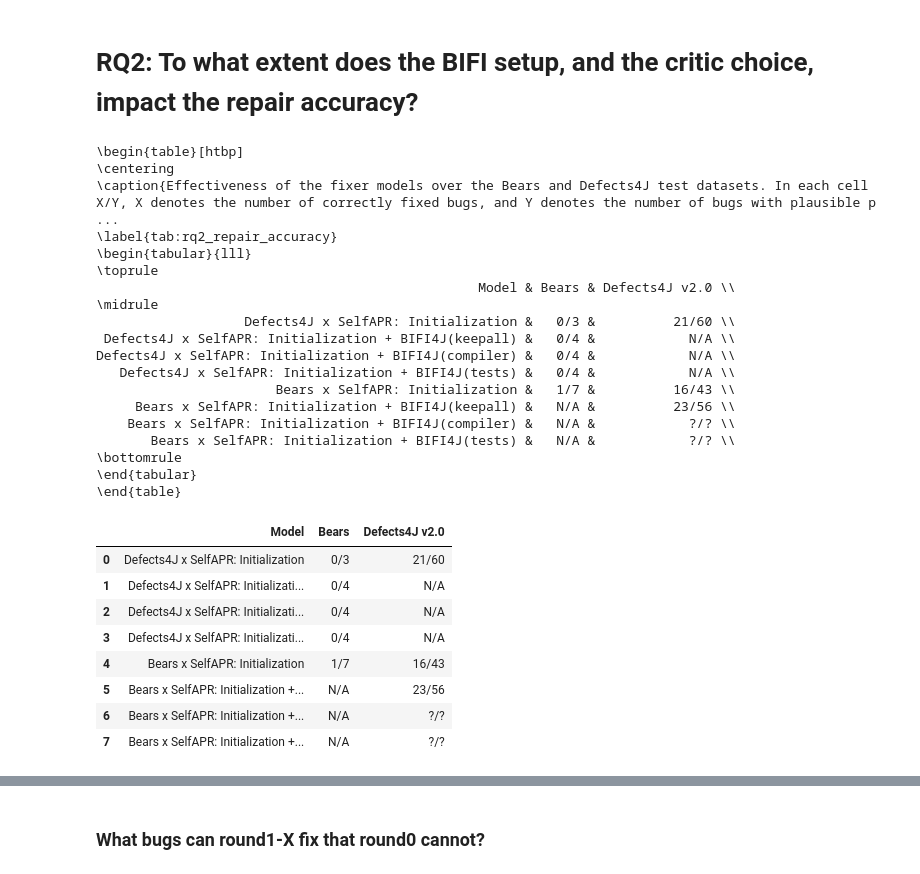
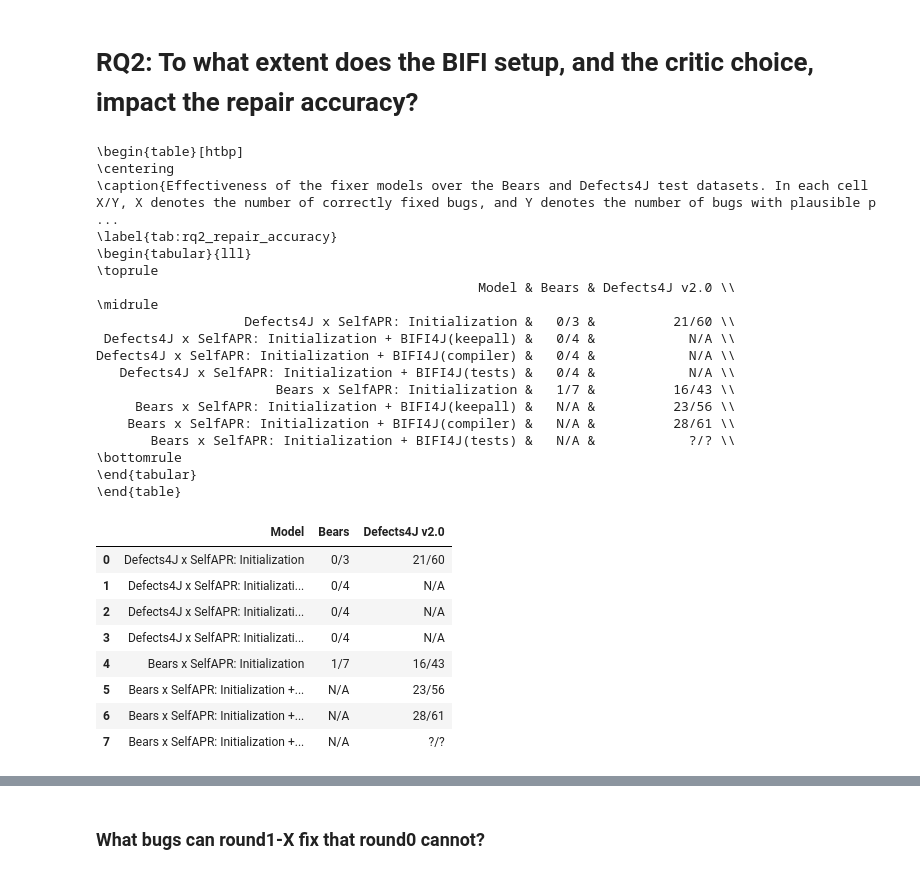
Before and after one commit to andre15silva/mufin, a Jupyter notebook: models_analysis.ipynb, the cells around one changed output, grey strips where cells are left out. Drawn from its saved outputs; the diff is of its cells as text; code cells hidden in the pictures.

```diff
--- a/models_analysis.ipynb
+++ b/models_analysis.ipynb
@@ -451,11 +451,11 @@ for ex in experiments:
         tdc = get_number_test(read_eval_d4j(d4j_path_correct), 100).split("/")[0].strip() if exists(d4j_path_correct) else "?"
 
         if "round0" in ro:
-            entries += [get_rq1table_entry(get_model_label(ex, ro), tbc + "/" + tb, tdc + "/" + td)]
+            entries += [get_rq2table_entry(get_model_label(ex, ro), tbc + "/" + tb, tdc + "/" + td)]
         elif "bears" in ex:
-            entries += [get_rq1table_entry(get_model_label(ex, ro), "N/A", tdc + "/" + td)]
+            entries += [get_rq2table_entry(get_model_label(ex, ro), "N/A", tdc + "/" + td)]
         elif "defects4j" in ex:
-            entries += [get_rq1table_entry(get_model_label(ex, ro), tbc + "/" + tb, "N/A")]
+            entries += [get_rq2table_entry(get_model_label(ex, ro), tbc + "/" + tb, "N/A")]
 
 pd.set_option('display.max_columns', 27)
 pd.set_option('display.max_rows', 16)
@@ -469,35 +469,35 @@ print(table.to_latex(caption="Effectiveness of the fixer models over the Bears a
                   position="htbp")
      )
 
 table
 # %% [output]
 \begin{table}[htbp]
 \centering
 \caption{Effectiveness of the fixer models over the Bears and Defects4J test datasets. In each cell X/Y, X denotes the number of correctly fixed bugs, and Y denotes the number of bugs with plausible p ...
 \label{tab:rq2_repair_accuracy}
 \begin{tabular}{lll}
 \toprule
                                                  Model & Bears & Defects4J v2.0 \\
 \midrule
                    Defects4J x SelfAPR: Initialization &   0/3 &          21/60 \\
  Defects4J x SelfAPR: Initialization + BIFI4J(keepall) &   0/4 &            N/A \\
 Defects4J x SelfAPR: Initialization + BIFI4J(compiler) &   0/4 &            N/A \\
    Defects4J x SelfAPR: Initialization + BIFI4J(tests) &   0/4 &            N/A \\
                        Bears x SelfAPR: Initialization &   1/7 &          16/43 \\
      Bears x SelfAPR: Initialization + BIFI4J(keepall) &   N/A &          23/56 \\
-    Bears x SelfAPR: Initialization + BIFI4J(compiler) &   N/A &            ?/? \\
+    Bears x SelfAPR: Initialization + BIFI4J(compiler) &   N/A &          28/61 \\
        Bears x SelfAPR: Initialization + BIFI4J(tests) &   N/A &            ?/? \\
 \bottomrule
 \end{tabular}
 \end{table}
 |  | Model | Bears | Defects4J v2.0 |
 | 0 | Defects4J x SelfAPR: Initialization | 0/3 | 21/60 |
 | 1 | Defects4J x SelfAPR: Initializati... | 0/4 | N/A |
 | 2 | Defects4J x SelfAPR: Initializati... | 0/4 | N/A |
 | 3 | Defects4J x SelfAPR: Initializati... | 0/4 | N/A |
 | 4 | Bears x SelfAPR: Initialization | 1/7 | 16/43 |
 | 5 | Bears x SelfAPR: Initialization +... | N/A | 23/56 |
-| 6 | Bears x SelfAPR: Initialization +... | N/A | ?/? |
+| 6 | Bears x SelfAPR: Initialization +... | N/A | 28/61 |
 | 7 | Bears x SelfAPR: Initialization +... | N/A | ?/? |
 # %%
 from os.path import exists
```
Also changed, not shown: parts of 5 cells of this notebook, 4 other files.
